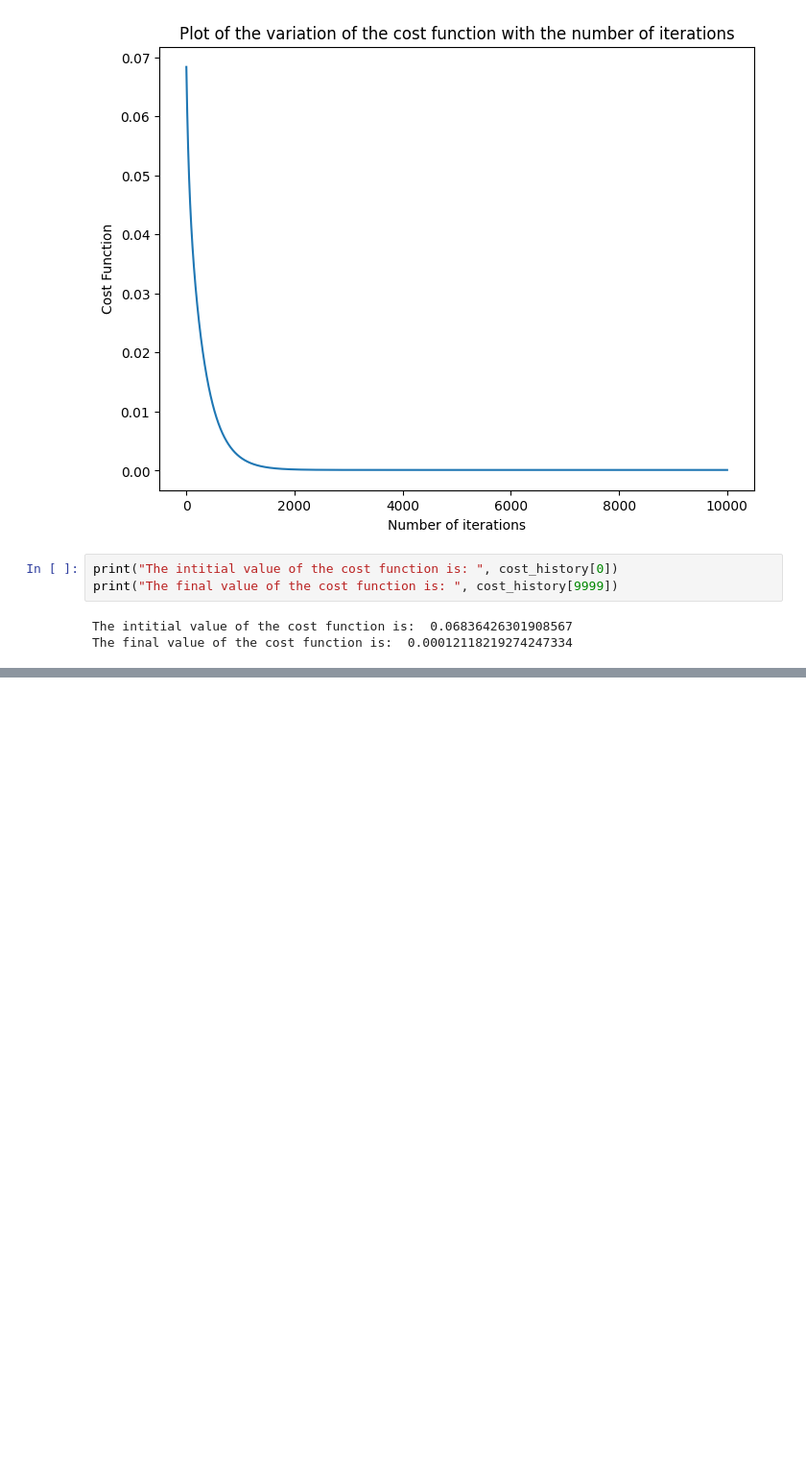
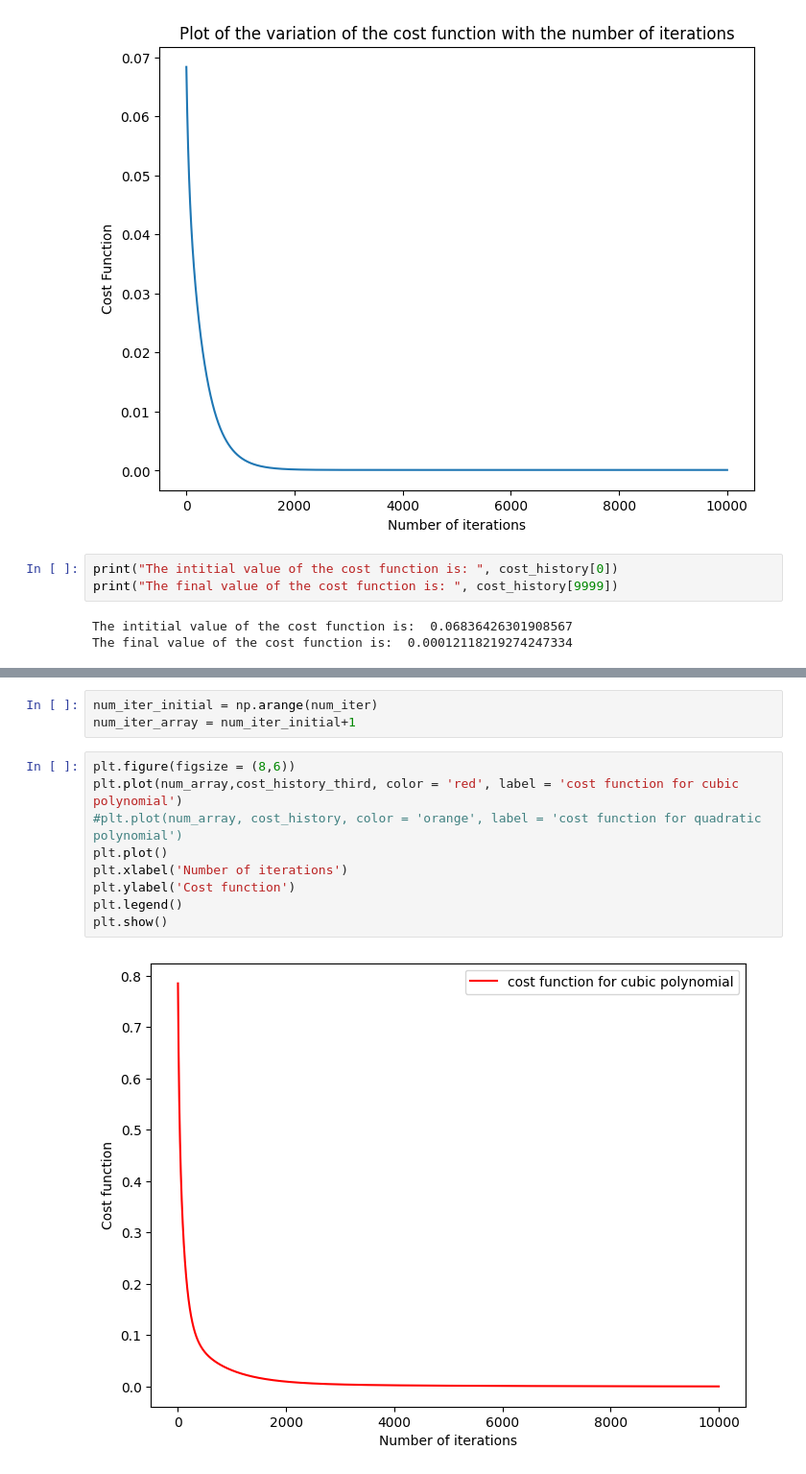
Before and after one commit to sp2005-im/Machine-Learning-Basics-Regression-And-Classification, a Jupyter notebook: Regression.ipynb, the cells around one changed output, grey strips where cells are left out. Shown at 96% size. Cells and saved outputs as stored; diff of their text form; blank space fills up the shorter version.

```diff
--- a/Regression.ipynb
+++ b/Regression.ipynb
@@ -176,0 +251,14 @@ The final value of the cost function is:  0.00012118219274247334
+# %%
+num_iter_initial = np.arange(num_iter)
+num_iter_array = num_iter_initial+1
+# %%
+plt.figure(figsize = (8,6))
+plt.plot(num_array,cost_history_third, color = 'red', label = 'cost function for cubic polynomial')
+#plt.plot(num_array, cost_history, color = 'orange', label = 'cost function for quadratic polynomial')
+plt.plot()
+plt.xlabel('Number of iterations')
+plt.ylabel('Cost function')
+plt.legend()
+plt.show()
+# %% [output]
+[figure, added]
```
Also changed, not shown: parts of 10 cells of this notebook.
